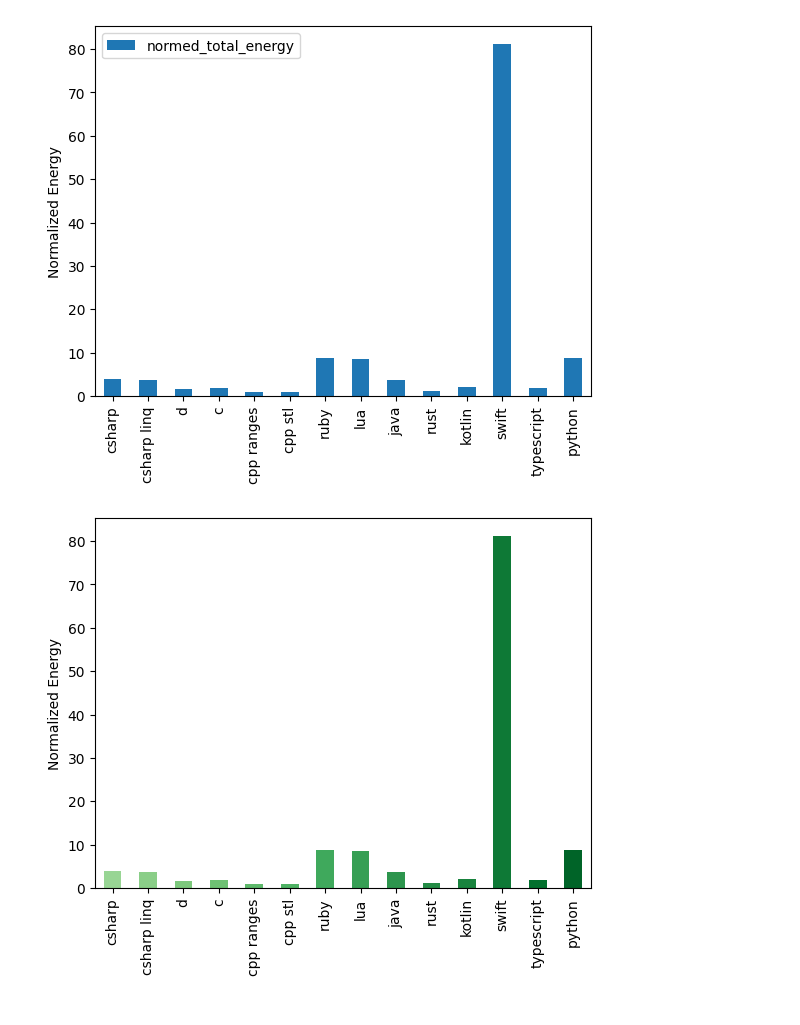
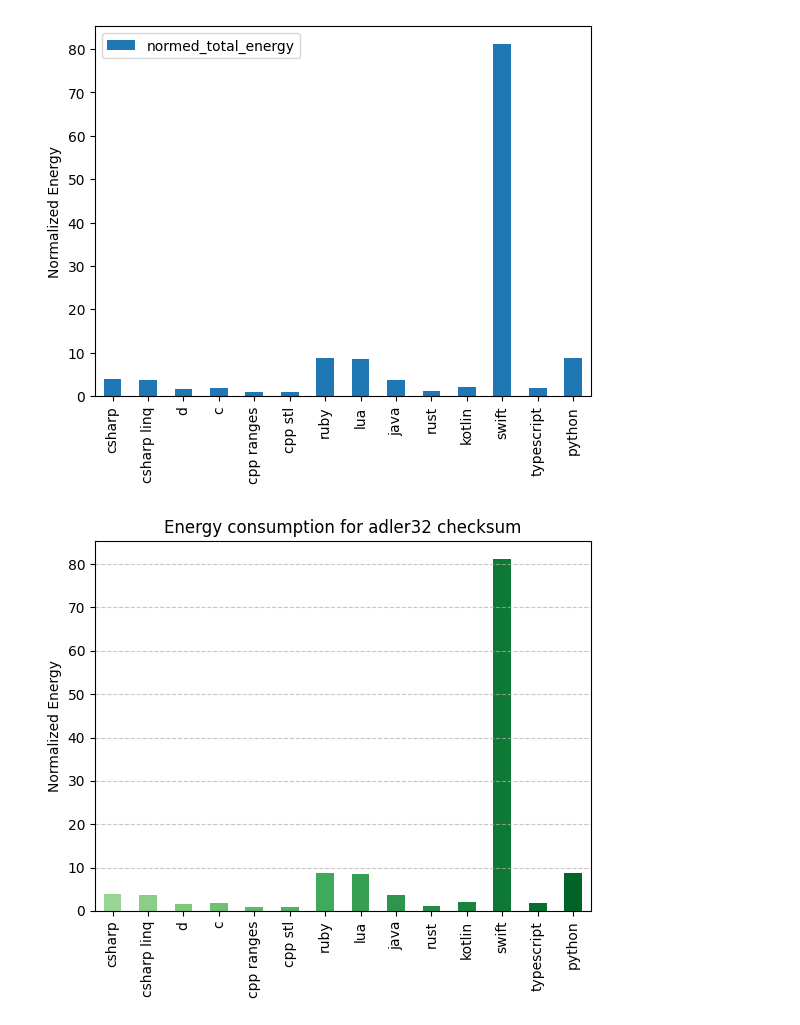
Before and after one commit to hniemeyer/green_programming, a Jupyter notebook: cpp_on_sea/adler32/analysis.ipynb, the cells around one changed output. Saved outputs shown, nothing was run; the diff lists cells and outputs as text; code cells hidden in the pictures.

Commit message:
plot

```diff
--- a/cpp_on_sea/adler32/analysis.ipynb
+++ b/cpp_on_sea/adler32/analysis.ipynb
@@ -128,10 +128,12 @@ Text(0.5, 0, '')
 # %%
 # Generate shades of green for each bar
 colors = cm.Greens(np.linspace(0.4, 0.9, len(df3)))
 
 ax = df3["normed_total_energy"].plot(kind="bar", color=colors)
 plt.ylabel("Normalized Energy")
 plt.xlabel("")
+plt.title("Energy consumption for adler32 checksum")  # Add title
+plt.grid(True, axis='y', linestyle='--', alpha=0.7)  # Add grid on y-axis
 plt.show()
 # %% [output]
-[figure, old version]
+[figure, new version]
```
